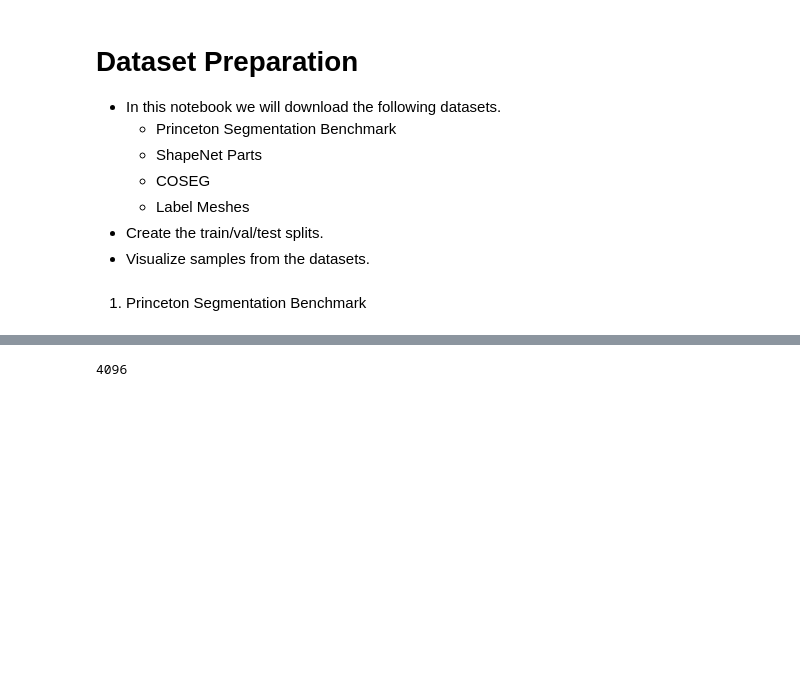
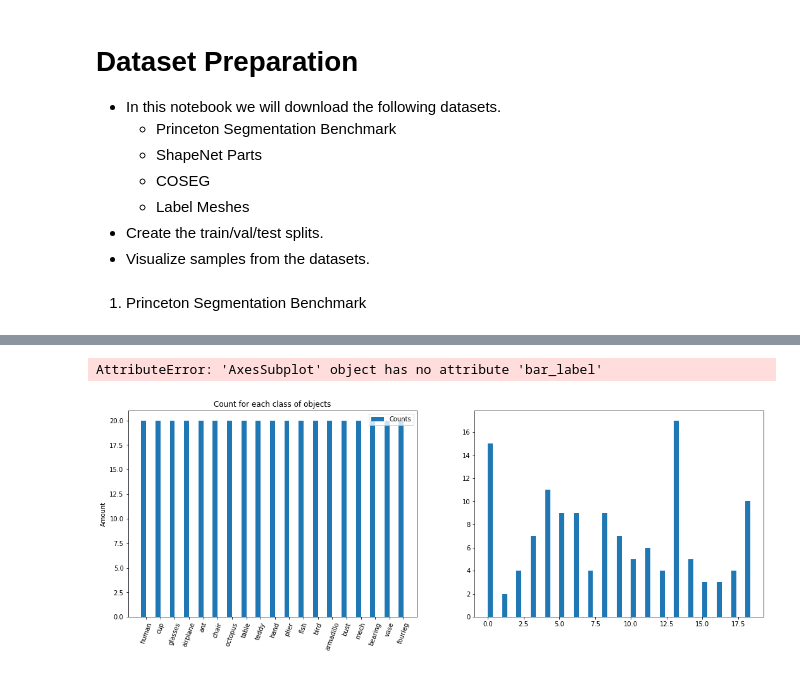
Before and after one commit to umursen/3d-object-part-segmentation-with-simclr, a Jupyter notebook: notebooks/process_datasets.ipynb, the cells around one changed output, grey strips where cells are left out. Drawn from its saved outputs; the diff is of its cells as text; code cells hidden in the pictures; blank space fills up the shorter version.

Commit message:
dataset analysis

```diff
--- a/notebooks/process_datasets.ipynb
+++ b/notebooks/process_datasets.ipynb
@@ -45,4 +40,38 @@ visualize_pointcloud(points)
-# %%
-16**3
-# %% [output]
-4096
+# %%
+import matplotlib.pyplot as plt
+import json
+def plot_dataset_info(info_path):
+    with open(info_path) as info_file:
+        dataset = json.load(info_file)
+        counts,num_parts = [dataset[item]['count'] for item in dataset],[dataset[item]['num_parts'] for item in dataset]
+        labels = dataset.keys()
+        x = np.arange(len(labels))
+        width = 0.35
+
+        fig, (ax0,ax1) = plt.subplots(1,2,figsize=(18, 6))
+        rects1 = ax0.bar(x - width/2, counts, width, label='Counts')
+        rects2 = ax1.bar(x + width/2, num_parts, width, label='Num Parts')
+
+        ax0.set_ylabel('Amount')
+        ax0.set_title('Count for each class of objects')
+        ax0.set_xticks(x)
+        ax0.set_xticklabels(labels,rotation=70)
+        ax0.legend()
+
+        ax1.set_ylabel('Amount')
+        ax1.set_title('Num Parts for each class of objects')
+        ax1.set_xticks(x)
+        ax1.set_xticklabels(labels,rotation=70)
+        ax1.legend()
+
+        ax0.bar_label(rects1, padding=3)
+        ax1.bar_label(rects2, padding=3)
+
+        fig.tight_layout()
+
+        plt.show()
+# %%
+plot_dataset_info('./datasets/meshseg_benchmark/misc/princeton_info.json')
+# %% [output]
+AttributeError: 'AxesSubplot' object has no attribute 'bar_label'
+[figure, added]
```
Also changed, not shown: parts of 5 cells of this notebook, 2 other files.
